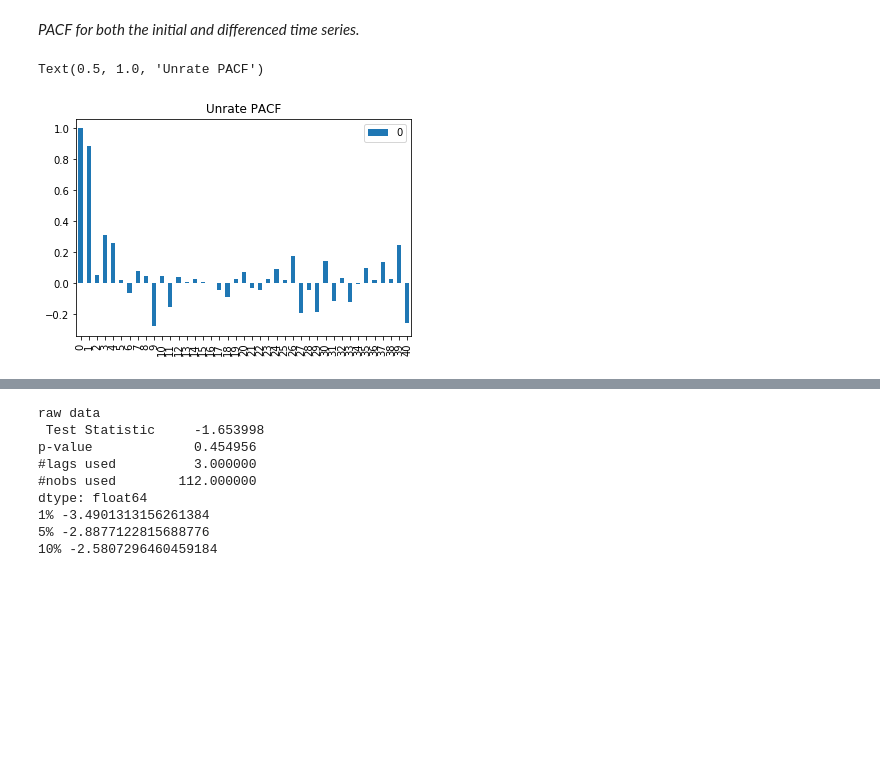
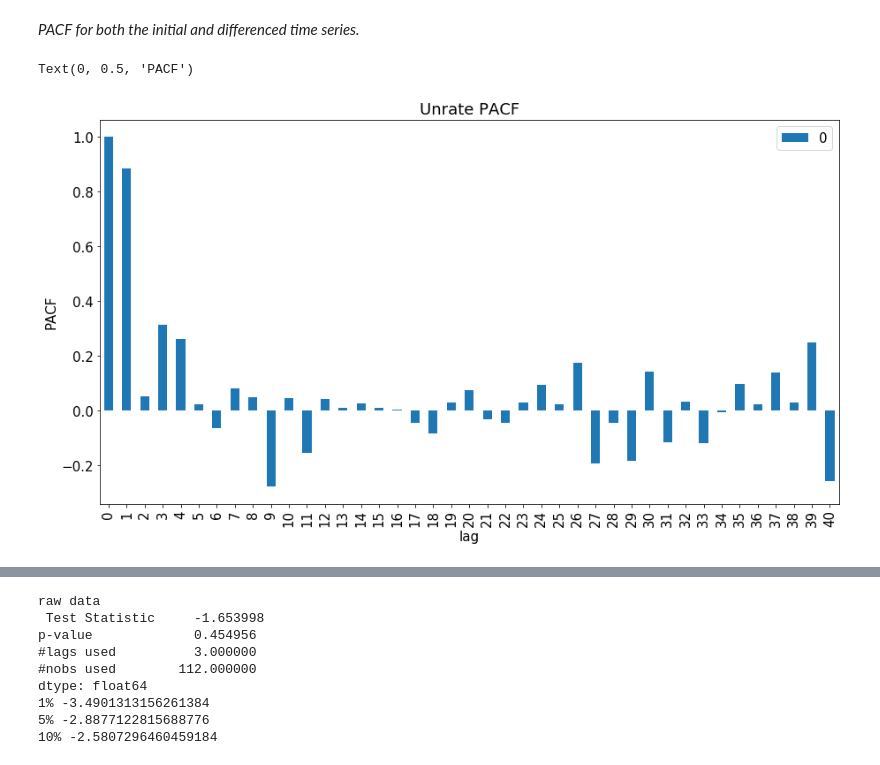
Before and after one commit to gaddyc/Thinkful_Data_Science, a Jupyter notebook: Unit7_FinalCapstone/Unit7.5_TimeSeries_LendingClub.ipynb, the cells around one changed output, grey strips where cells are left out. Cells and saved outputs as stored; diff of their text form; code cells hidden in the pictures; blank space fills up the shorter version.

```diff
--- a/Unit7_FinalCapstone/Unit7.5_TimeSeries_LendingClub.ipynb
+++ b/Unit7_FinalCapstone/Unit7.5_TimeSeries_LendingClub.ipynb
@@ -220,12 +224,17 @@ dfIndex.head()
 _PACF for both the initial and differenced time series._
 # %%
 from statsmodels.tsa.stattools import pacf
+# Plot Parameters
+plt.rcParams['figure.figsize'] = (15.0, 8.0)
+plt.rcParams.update({'font.size': 15})
 x_acf = pd.DataFrame(pacf(dfIndex.Count))
 x_acf.plot(kind='bar')
 plt.title("Unrate PACF")
+plt.xlabel('lag')
+plt.ylabel('PACF')
 # %% [output]
-Text(0.5, 1.0, 'Unrate PACF')
+Text(0, 0.5, 'PACF')
-[figure, old version]
+[figure, new version]
 # %%
 x_acf = pd.DataFrame(pacf(dfIndex.Count.iloc[1:]))
 x_acf.plot(kind='bar')
```
Also changed, not shown: parts of 31 cells of this notebook, 1 other file.
